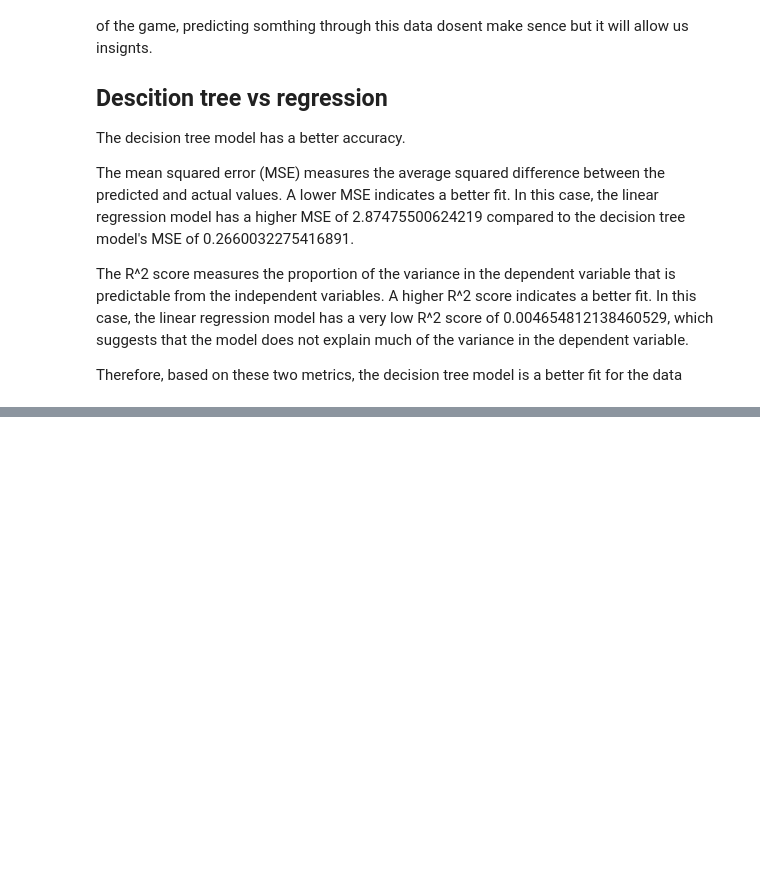
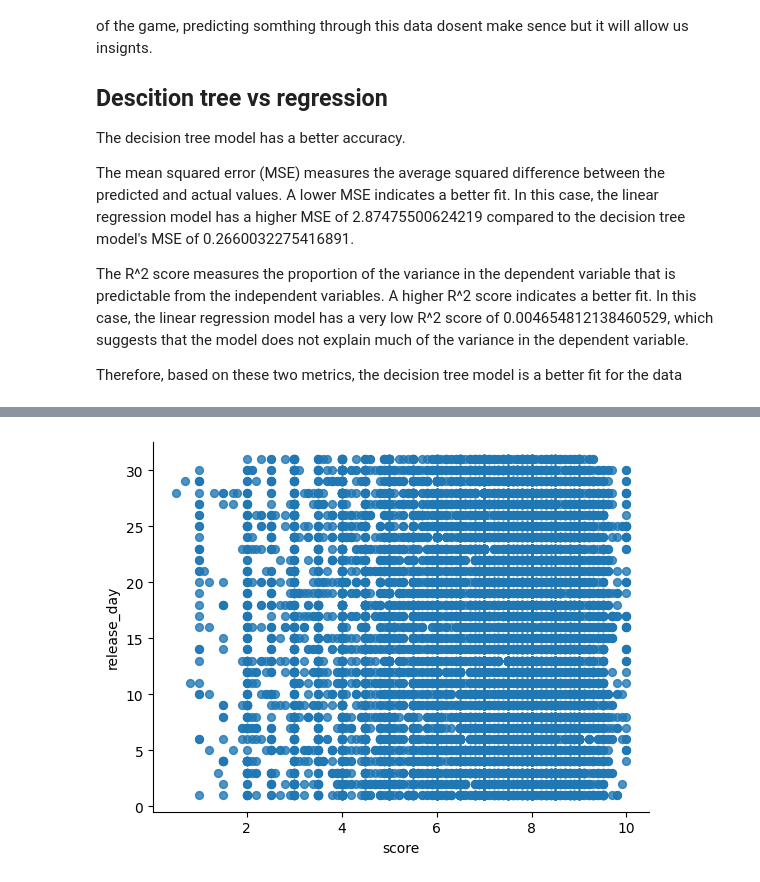
Before and after one commit to UjjwalPardeshi/Aiot_lab, a Jupyter notebook: gaming.ipynb, the cells around one changed output, grey strips where cells are left out. Saved outputs shown, nothing was run; the diff lists cells and outputs as text; code cells hidden in the pictures; blank space fills up the shorter version.

```diff
--- a/gaming.ipynb
+++ b/gaming.ipynb
@@ -245,3 +245,9 @@ The mean squared error (MSE) measures the average squared difference between the
 The R^2 score measures the proportion of the variance in the dependent variable that is predictable from the independent variables. A higher R^2 score indicates a better fit. In this case, the linear regression model has a very low R^2 score of 0.004654812138460529, which suggests that the model does not explain much of the variance in the dependent variable.
 
 Therefore, based on these two metrics, the decision tree model is a better fit for the data
+# %%
+
+ds.drop(['release_year', 'release_month'], axis=1, inplace=True)
+
+# Print the DataFrame after dropping the columns
+ds
@@ -247,0 +268,6 @@ Therefore, based on these two metrics, the decision tree model is a better fit f
+# %%
+# Drop the first two rows
+ds.drop([0, 1], axis=0, inplace=True)
+
+# Print the DataFrame after dropping the rows
+ds
@@ -247,0 +288,6 @@ Therefore, based on these two metrics, the decision tree model is a better fit f
+# %%
+from matplotlib import pyplot as plt
+ds.plot(kind='scatter', x='score', y='release_day', s=32, alpha=.8)
+plt.gca().spines[['top', 'right',]].set_visible(False)
+# %% [output]
+[figure, added]
```
Also changed, not shown: parts of 3 cells of this notebook.
